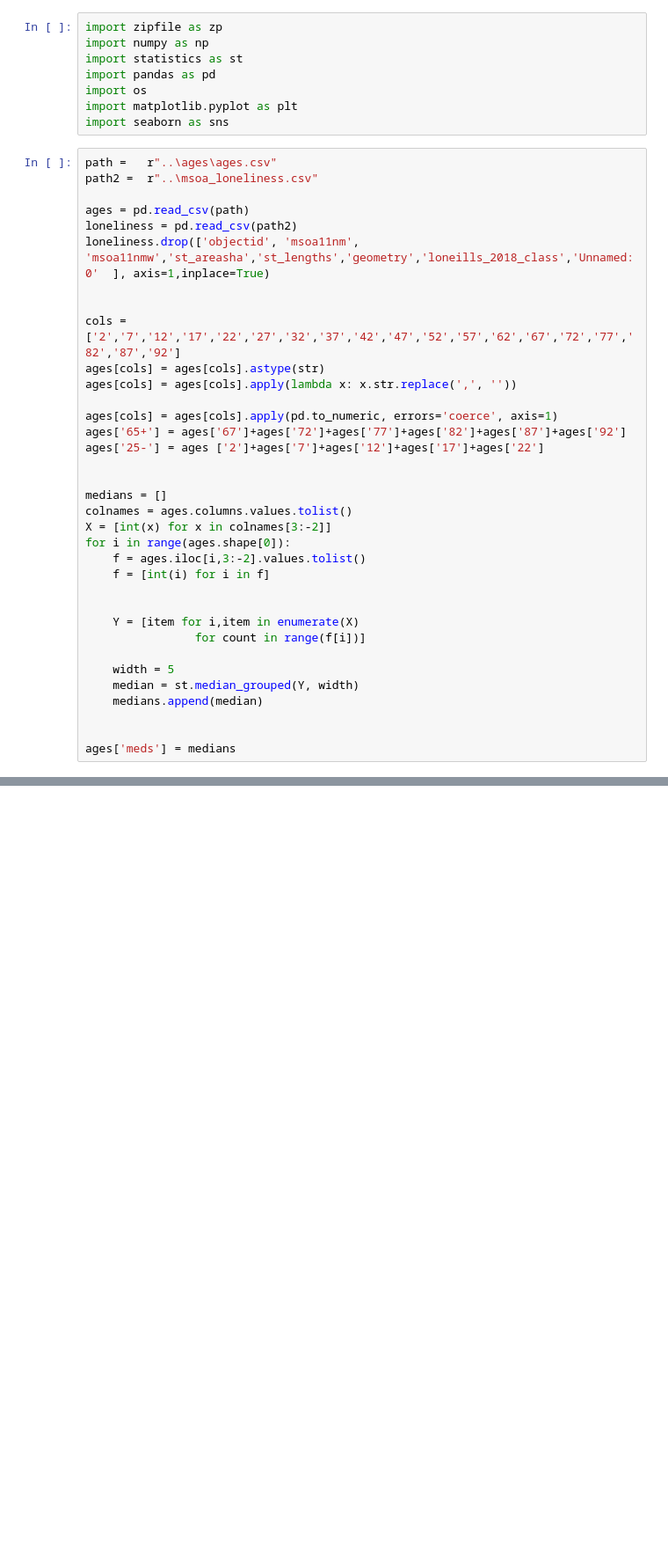
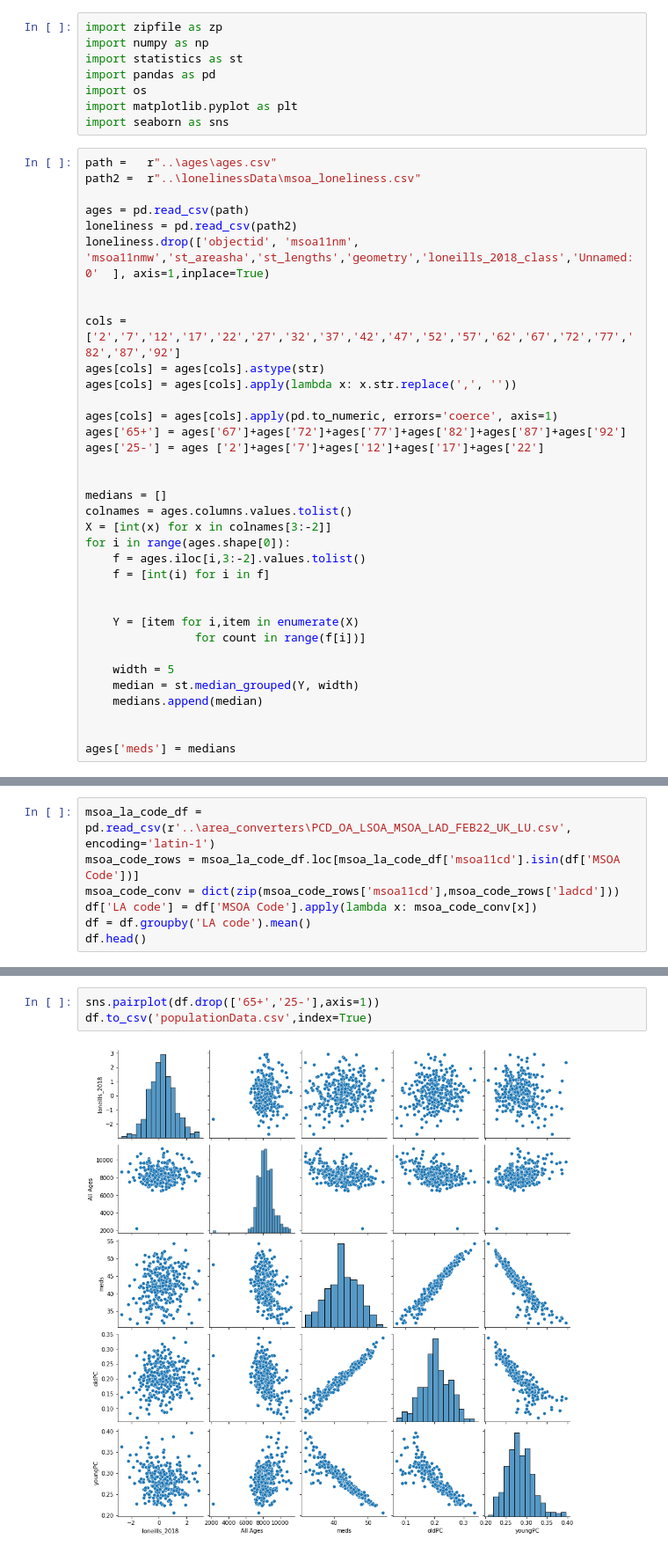
Before and after one commit to JonathanMarriott/ADS-Loneliness, a Jupyter notebook: ages/ages.ipynb, the cells around one changed output, grey strips where cells are left out. Shown at 88% size. Drawn from its saved outputs; the diff is of its cells as text; blank space fills up the shorter version.

Commit message:
convert to LA and merge population to master

```diff
--- a/ages/ages.ipynb
+++ b/ages/ages.ipynb
@@ -8,7 +8,7 @@ import matplotlib.pyplot as plt
 import seaborn as sns
 # %%
 path =   r"..\ages\ages.csv"
-path2 =  r"..\msoa_loneliness.csv"
+path2 =  r"..\lonelinessData\msoa_loneliness.csv"
 
 ages = pd.read_csv(path)
 loneliness = pd.read_csv(path2)
@@ -72,0 +76,7 @@ NameError: name 'df' is not defined
+# %%
+msoa_la_code_df = pd.read_csv(r'..\area_converters\PCD_OA_LSOA_MSOA_LAD_FEB22_UK_LU.csv', encoding='latin-1')
+msoa_code_rows = msoa_la_code_df.loc[msoa_la_code_df['msoa11cd'].isin(df['MSOA Code'])]
+msoa_code_conv = dict(zip(msoa_code_rows['msoa11cd'],msoa_code_rows['ladcd']))
+df['LA code'] = df['MSOA Code'].apply(lambda x: msoa_code_conv[x])
+df = df.groupby('LA code').mean()
+df.head()
@@ -72,0 +91,5 @@ NameError: name 'df' is not defined
+# %%
+sns.pairplot(df.drop(['65+','25-'],axis=1))
+df.to_csv('populationData.csv',index=True)
+# %% [output]
+[figure, added]
```
Also changed, not shown: parts of 3 cells of this notebook, 2 other files.
